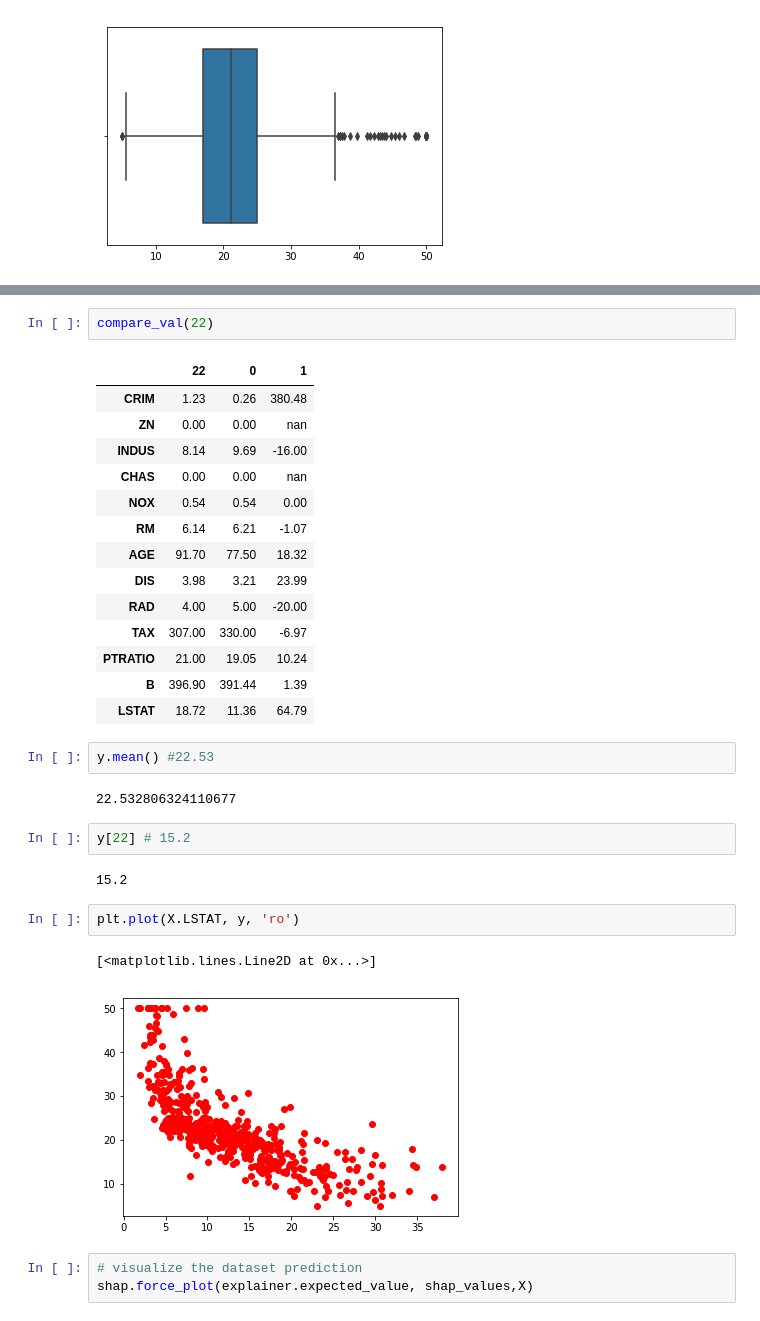
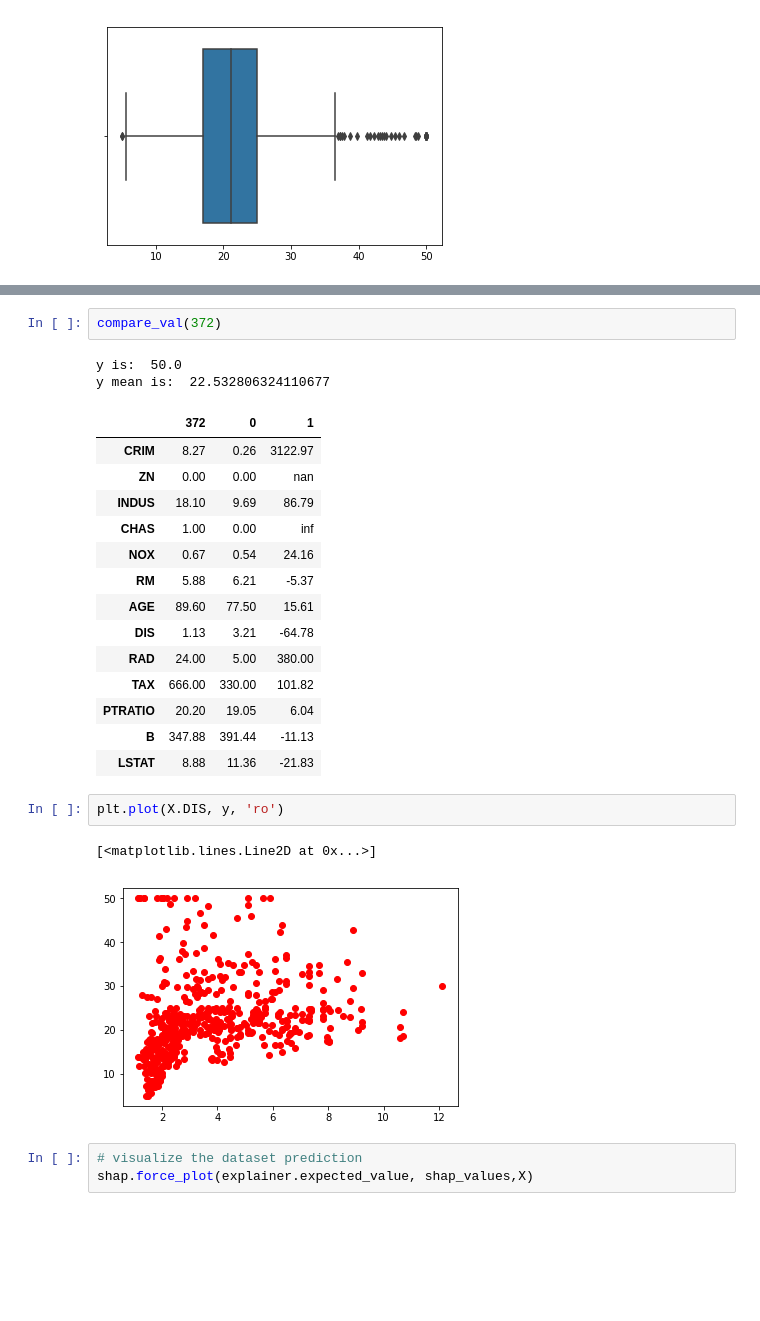
Before and after one commit to PengInGitHub/catboost, a Jupyter notebook: SHAP.ipynb, the cells around one changed output, grey strips where cells are left out. Cells and saved outputs as stored; diff of their text form; blank space fills up the shorter version.

```diff
--- a/SHAP.ipynb
+++ b/SHAP.ipynb
@@ -89,33 +92,27 @@ shap.force_plot(explainer.expected_value, shap_values[22,:], X.iloc[0,:])
 # %%
-compare_val(22)
+compare_val(372)
 # %% [output]
+y is:  50.0
+y mean is:  22.532806324110677
-|  | 22 | 0 | 1 |
-| CRIM | 1.23 | 0.26 | 380.48 |
+|  | 372 | 0 | 1 |
+| CRIM | 8.27 | 0.26 | 3122.97 |
 | ZN | 0.00 | 0.00 | nan |
-| INDUS | 8.14 | 9.69 | -16.00 |
-| CHAS | 0.00 | 0.00 | nan |
-| NOX | 0.54 | 0.54 | 0.00 |
-| RM | 6.14 | 6.21 | -1.07 |
-| AGE | 91.70 | 77.50 | 18.32 |
-| DIS | 3.98 | 3.21 | 23.99 |
-| RAD | 4.00 | 5.00 | -20.00 |
-| TAX | 307.00 | 330.00 | -6.97 |
-| PTRATIO | 21.00 | 19.05 | 10.24 |
-| B | 396.90 | 391.44 | 1.39 |
-| LSTAT | 18.72 | 11.36 | 64.79 |
+| INDUS | 18.10 | 9.69 | 86.79 |
+| CHAS | 1.00 | 0.00 | inf |
+| NOX | 0.67 | 0.54 | 24.16 |
+| RM | 5.88 | 6.21 | -5.37 |
+| AGE | 89.60 | 77.50 | 15.61 |
+| DIS | 1.13 | 3.21 | -64.78 |
+| RAD | 24.00 | 5.00 | 380.00 |
+| TAX | 666.00 | 330.00 | 101.82 |
+| PTRATIO | 20.20 | 19.05 | 6.04 |
+| B | 347.88 | 391.44 | -11.13 |
+| LSTAT | 8.88 | 11.36 | -21.83 |
-# %%
-y.mean() #22.53
-# %% [output]
-22.532806324110677
-# %%
-y[22] # 15.2
-# %% [output]
-15.2
 # %%
-plt.plot(X.LSTAT, y, 'ro')
+plt.plot(X.DIS, y, 'ro')
 # %% [output]
 [<matplotlib.lines.Line2D at 0x...>]
-[figure, old version]
+[figure, new version]
 # %%
 # visualize the dataset prediction
 shap.force_plot(explainer.expected_value, shap_values,X)
```
Also changed, not shown: parts of 13 cells of this notebook.
